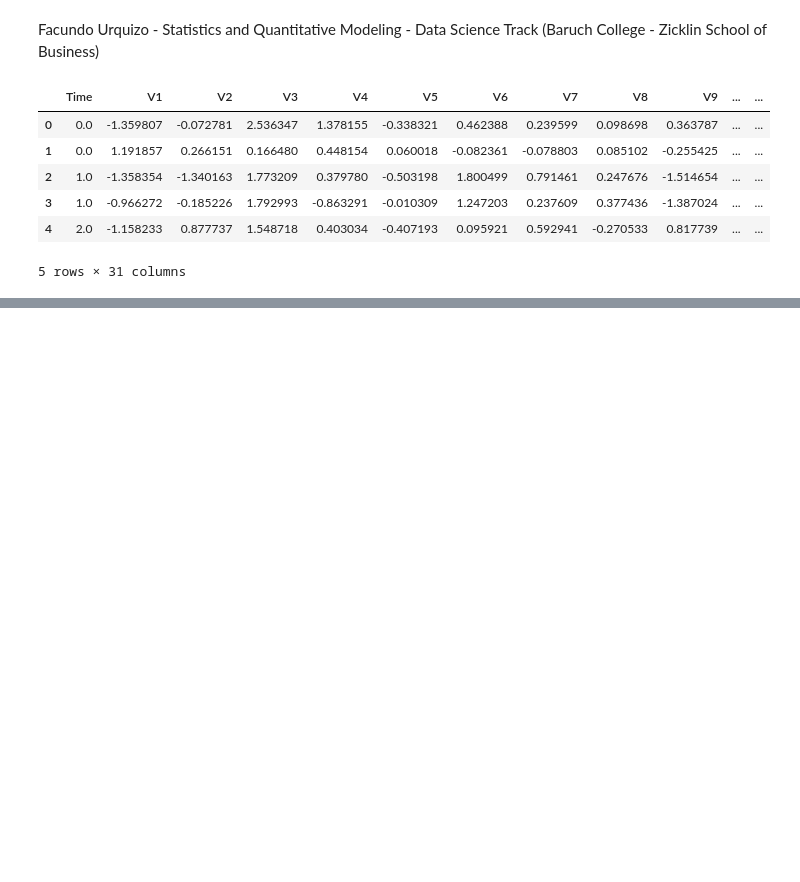
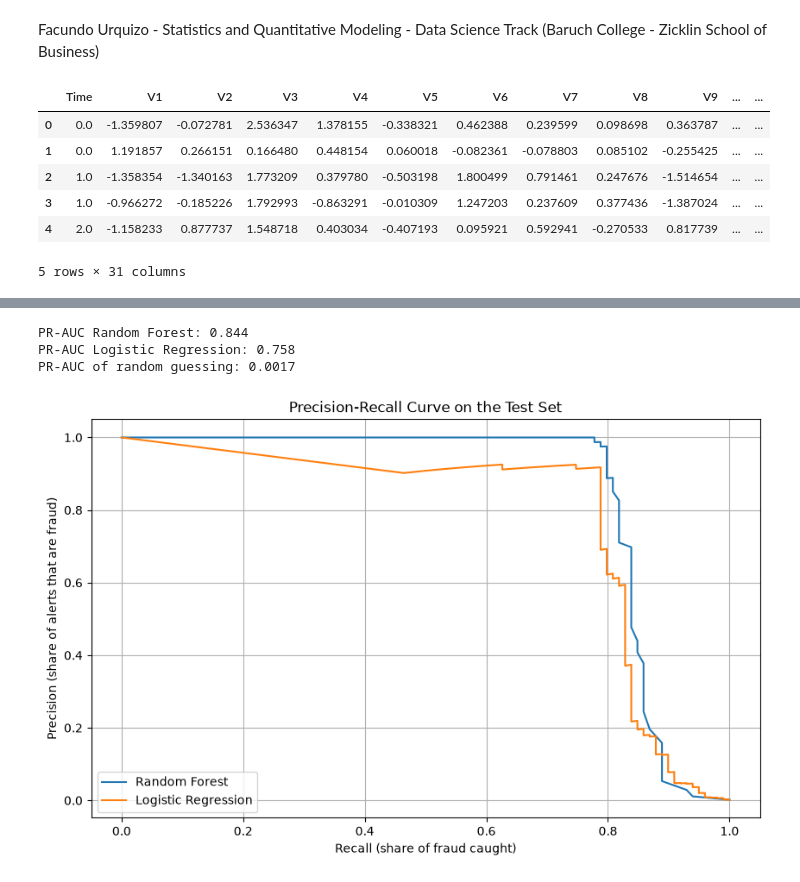
Before and after one commit to DavidFinTech/High_Precision_Credit_Card_Fraud_Detection_Model, a Jupyter notebook: Credit Card Fraud Project.ipynb, the cells around one changed output, grey strips where cells are left out. Cells and saved outputs as stored; diff of their text form; code cells hidden in the pictures; blank space fills up the shorter version.

```diff
--- a/Credit Card Fraud Project.ipynb
+++ b/Credit Card Fraud Project.ipynb
@@ -28,0 +32,8 @@ creditcard_file.head()
+# %%
+X = creditcard_file.drop(columns=['Class'])
+y = creditcard_file['Class']
+#Stratify keeps the same share of fraud (about 0.17%) in every split. Without it the number of frauds in the test set depends on luck
+X_train, X_temp, y_train, y_temp = train_test_split(X, y, test_size=0.4, stratify=y, random_state=2)
+#The validation set is for choosing the threshold. The test set is only used once at the end
+X_val, X_test, y_val, y_test = train_test_split(X_temp, y_temp, test_size=0.5, stratify=y_temp, random_state=2)
+print(f"Frauds in training: {y_train.sum()} | validation: {y_val.sum()} | test: {y_test.sum()}")
@@ -76,0 +99,12 @@ weighted avg       1.00      1.00      1.00     56962
+# %%
+test_probabilities = classifier.predict_proba(X_test_scaled)[:, 1]
+default_guesses = (test_probabilities >= 0.50).astype(int)
+strict_guesses = (test_probabilities >= chosen_threshold).astype(int)
+print("Default Threshold (50%) Scorecard:")
+print(classification_report(y_test, default_guesses))
+print(f"Strict Threshold ({chosen_threshold:.0%}) Scorecard:")
+print(classification_report(y_test, strict_guesses))
+#Counts instead of percentages, since the test set only has about 100 frauds and one transaction moves the percentages by a point
+for name, guesses in [("50%", default_guesses), (f"{chosen_threshold:.0%}", strict_guesses)]:
+    tn, fp, fn, tp = confusion_matrix(y_test, guesses).ravel()
+    print(f"Threshold {name}: caught {tp} frauds, missed {fn}, false alarms {fp}")
@@ -76,0 +129,22 @@ weighted avg       1.00      1.00      1.00     56962
+# %%
+#PR-AUC (average precision) summarizes every threshold at once. Accuracy and ROC-AUC look great on this data no matter what because 99.8% of transactions are normal
+baseline_probabilities = baseline.predict_proba(X_test_scaled)[:, 1]
+print(f"PR-AUC Random Forest: {average_precision_score(y_test, test_probabilities):.3f}")
+print(f"PR-AUC Logistic Regression: {average_precision_score(y_test, baseline_probabilities):.3f}")
+print(f"PR-AUC of random guessing: {y_test.mean():.4f}")
+#Precision-recall curves for both models
+fig, ax = plt.subplots(figsize=(10, 6))
+for name, scores in [("Random Forest", test_probabilities), ("Logistic Regression", baseline_probabilities)]:
+    precision, recall, _ = precision_recall_curve(y_test, scores)
+    ax.plot(recall, precision, label=name)
+ax.set_xlabel('Recall (share of fraud caught)')
+ax.set_ylabel('Precision (share of alerts that are fraud)')
+ax.set_title('Precision-Recall Curve on the Test Set')
+ax.grid(True)
+ax.legend()
+plt.show()
+# %% [output]
+PR-AUC Random Forest: 0.844
+PR-AUC Logistic Regression: 0.758
+PR-AUC of random guessing: 0.0017
+[figure, added]
```
Also changed, not shown: parts of 14 cells of this notebook, 2 other files.
